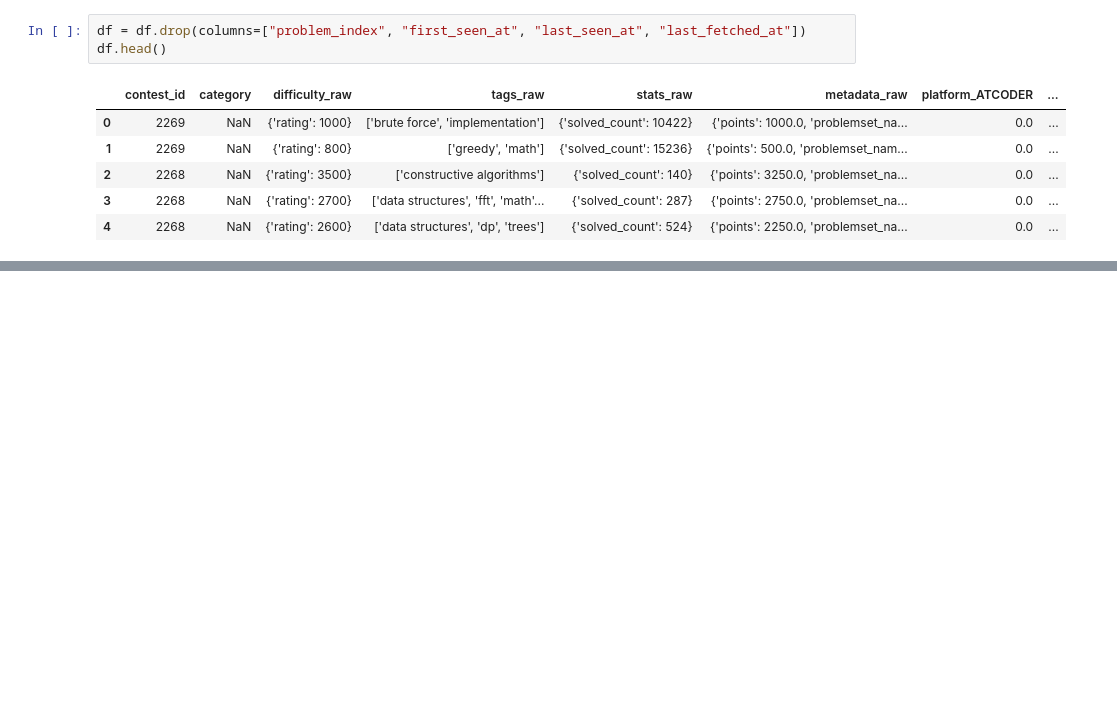
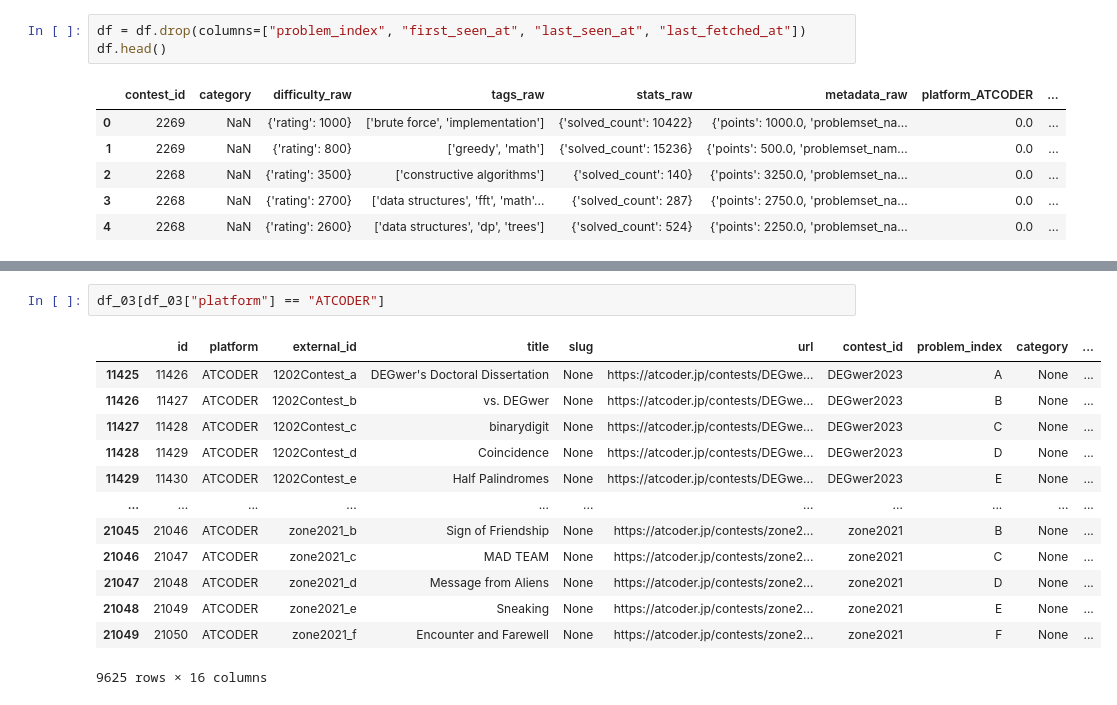
Before and after one commit to Batata-Vada/project_red, a Jupyter notebook: main.ipynb, the cells around one changed output, grey strips where cells are left out. Cells and saved outputs as stored; diff of their text form; blank space fills up the shorter version.

```diff
--- a/main.ipynb
+++ b/main.ipynb
@@ -275,0 +333,16 @@ df.head()
+# %%
+df_03[df_03["platform"] == "ATCODER"]
+# %% [output]
+|  | id | platform | external_id | title | slug | url | contest_id | problem_index | category | ... |
+| 11425 | 11426 | ATCODER | 1202Contest_a | DEGwer's Doctoral Dissertation | None | https://atcoder.jp/contests/DEGwe... | DEGwer2023 | A | None | ... |
+| 11426 | 11427 | ATCODER | 1202Contest_b | vs. DEGwer | None | https://atcoder.jp/contests/DEGwe... | DEGwer2023 | B | None | ... |
+| 11427 | 11428 | ATCODER | 1202Contest_c | binarydigit | None | https://atcoder.jp/contests/DEGwe... | DEGwer2023 | C | None | ... |
+| 11428 | 11429 | ATCODER | 1202Contest_d | Coincidence | None | https://atcoder.jp/contests/DEGwe... | DEGwer2023 | D | None | ... |
+| 11429 | 11430 | ATCODER | 1202Contest_e | Half Palindromes | None | https://atcoder.jp/contests/DEGwe... | DEGwer2023 | E | None | ... |
+| ... | ... | ... | ... | ... | ... | ... | ... | ... | ... | ... |
+| 21045 | 21046 | ATCODER | zone2021_b | Sign of Friendship | None | https://atcoder.jp/contests/zone2... | zone2021 | B | None | ... |
+| 21046 | 21047 | ATCODER | zone2021_c | MAD TEAM | None | https://atcoder.jp/contests/zone2... | zone2021 | C | None | ... |
+| 21047 | 21048 | ATCODER | zone2021_d | Message from Aliens | None | https://atcoder.jp/contests/zone2... | zone2021 | D | None | ... |
+| 21048 | 21049 | ATCODER | zone2021_e | Sneaking | None | https://atcoder.jp/contests/zone2... | zone2021 | E | None | ... |
+| 21049 | 21050 | ATCODER | zone2021_f | Encounter and Farewell | None | https://atcoder.jp/contests/zone2... | zone2021 | F | None | ... |
+9625 rows × 16 columns
```
Also changed, not shown: parts of 4 cells of this notebook.
